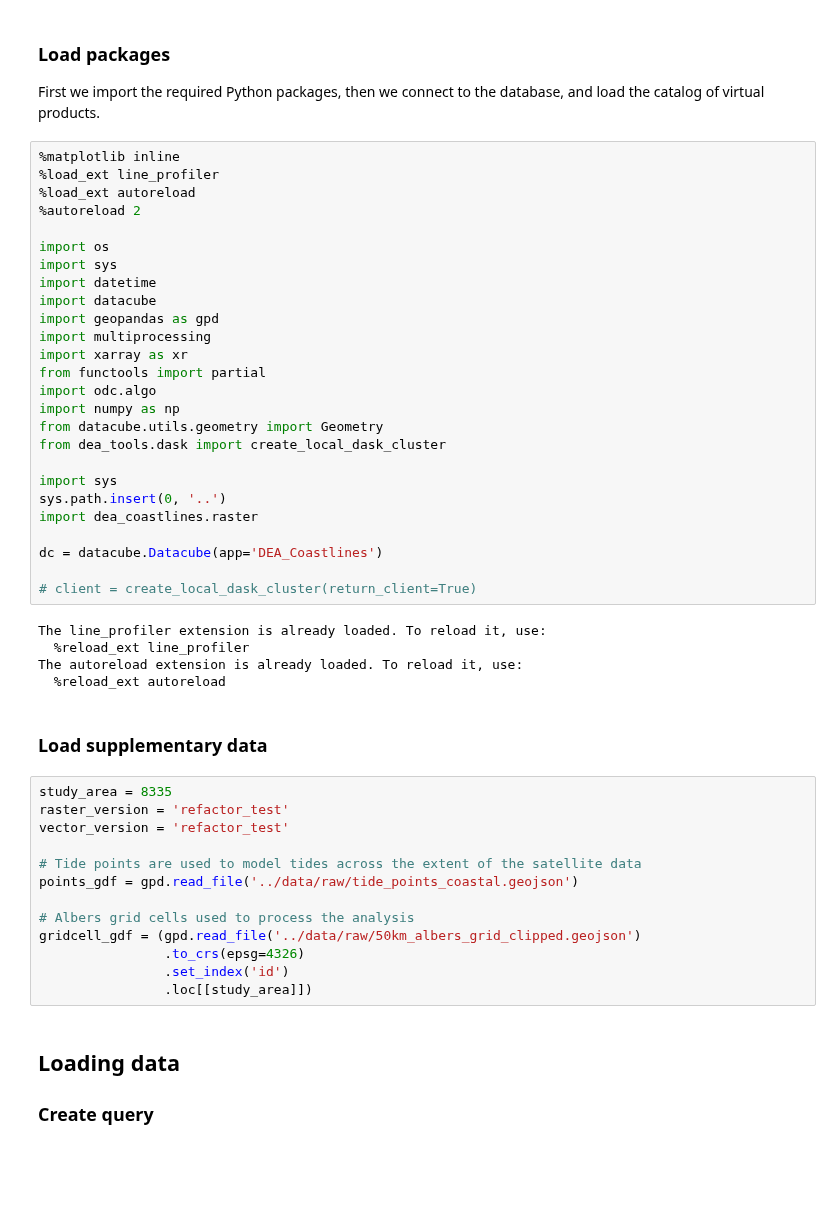
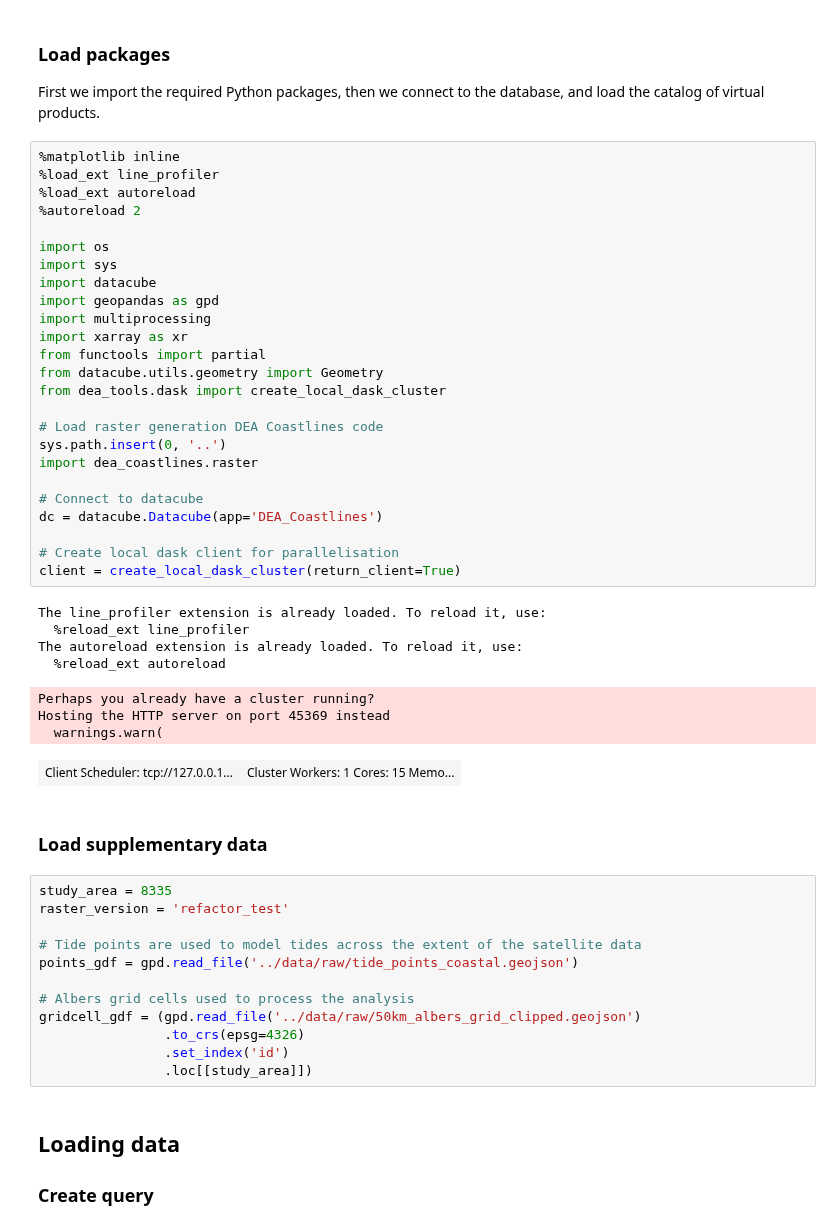
Before and after one commit to GeoscienceAustralia/dea-coastlines, a Jupyter notebook: notebooks/DEACoastlines_raster_generation.ipynb, the cells around one changed output. Cells and saved outputs as stored; diff of their text form; blank space fills up the shorter version.

Commit message:
Working version of code on sandbox

```diff
--- a/notebooks/DEACoastlines_raster_generation.ipynb
+++ b/notebooks/DEACoastlines_raster_generation.ipynb
@@ -50,40 +26,42 @@ First we import the required Python packages, then we connect to the database, a
 # %%
 %matplotlib inline
 %load_ext line_profiler
 %load_ext autoreload
 %autoreload 2
 
 import os
 import sys
-import datetime
 import datacube
 import geopandas as gpd
 import multiprocessing
 import xarray as xr
 from functools import partial
-import odc.algo
-import numpy as np
 from datacube.utils.geometry import Geometry
 from dea_tools.dask import create_local_dask_cluster
 
-import sys
+# Load raster generation DEA Coastlines code
 sys.path.insert(0, '..')
 import dea_coastlines.raster
 
+# Connect to datacube
 dc = datacube.Datacube(app='DEA_Coastlines')
 
-# client = create_local_dask_cluster(return_client=True)
+# Create local dask client for parallelisation
+client = create_local_dask_cluster(return_client=True)
 # %% [output]
 The line_profiler extension is already loaded. To reload it, use:
   %reload_ext line_profiler
 The autoreload extension is already loaded. To reload it, use:
   %reload_ext autoreload
+Perhaps you already have a cluster running?
+Hosting the HTTP server on port 45369 instead
+  warnings.warn(
+| Client Scheduler: tcp://127.0.0.1... | Cluster Workers: 1 Cores: 15 Memo... |
 # %% [markdown]
 ### Load supplementary data
 # %%
 study_area = 8335
 raster_version = 'refactor_test'
-vector_version = 'refactor_test'
 
 # Tide points are used to model tides across the extent of the satellite data
 points_gdf = gpd.read_file('../data/raw/tide_points_coastal.geojson')
```
Also changed, not shown: parts of 13 cells of this notebook, 4 other files.
